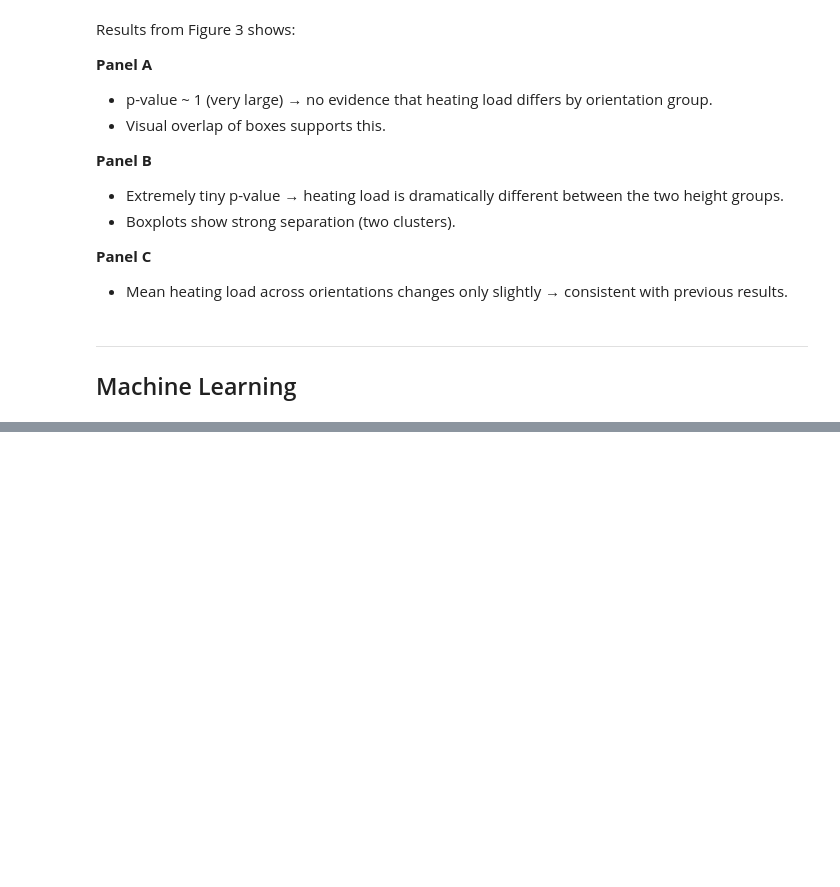
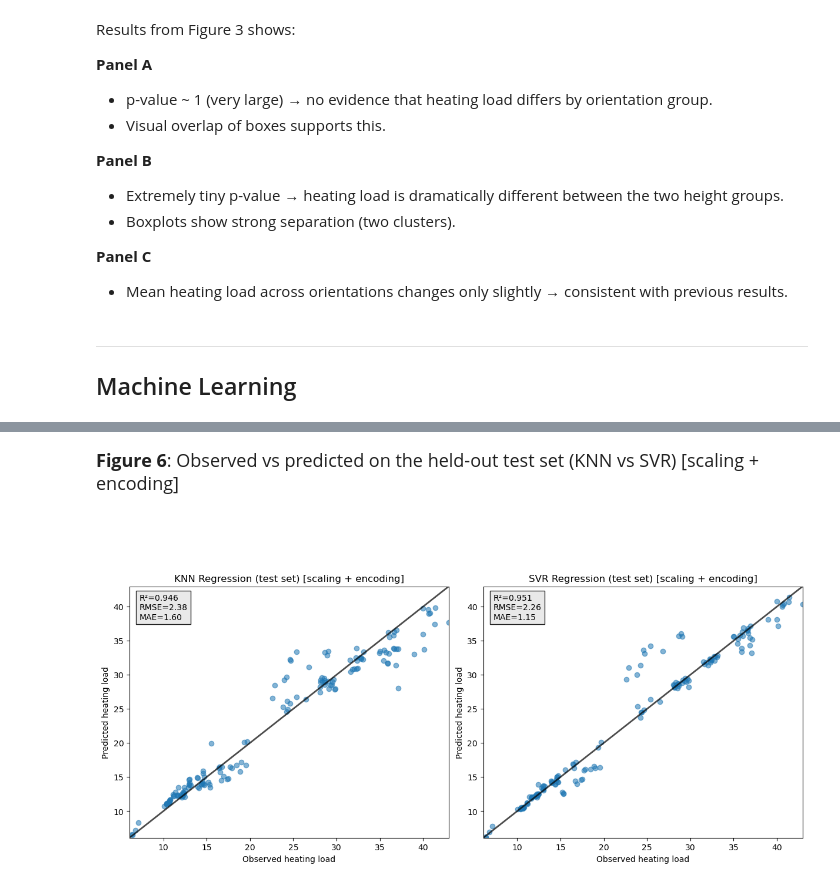
Before and after one commit to jerikadrian/DataAnalysisAssignments, a Jupyter notebook: Final Project 7/main.ipynb, the cells around one changed output, grey strips where cells are left out. Drawn from its saved outputs; the diff is of its cells as text; code cells hidden in the pictures; blank space fills up the shorter version.

```diff
--- a/Final Project 7/main.ipynb
+++ b/Final Project 7/main.ipynb
@@ -153,0 +162,5 @@ Results from Figure 5 shows:
+# %%
+plot_improved_figure1(num=6)
+# %% [output]
+<p><span style="font-size: 1.2em;"><b>Figure 6</b>: Observed vs predicted on the held-out test set (KNN vs SVR) [scaling + encoding]</span></p><br><br>
+[figure, added]
```
Also changed, not shown: parts of 11 cells of this notebook, 1 other file.
